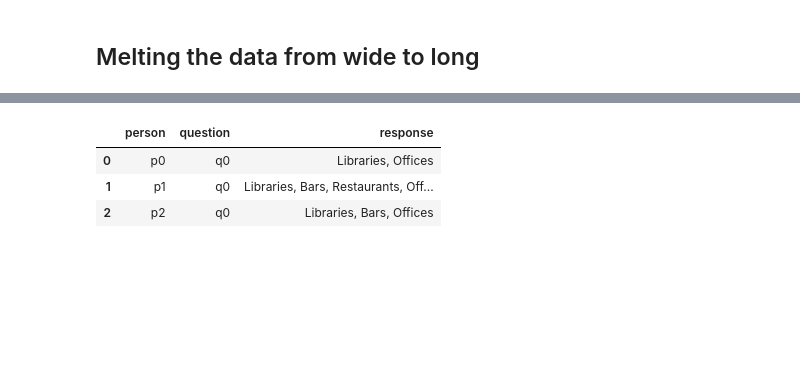
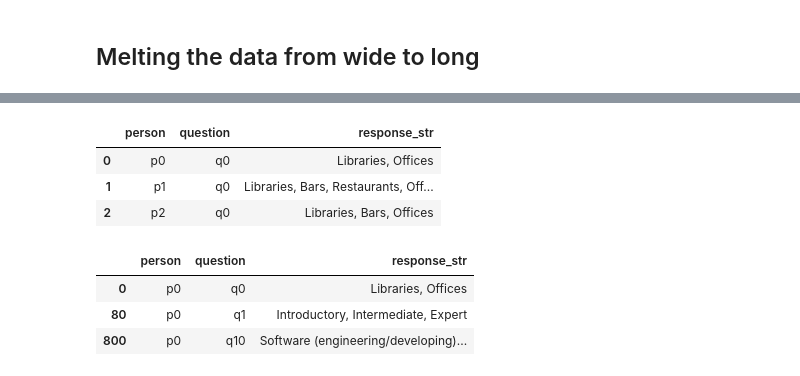
Before and after one commit to madison-python/new-meetup-survey, a Jupyter notebook: madpy-survey-results.ipynb, the cells around one changed output, grey strips where cells are left out. Cells and saved outputs as stored; diff of their text form; code cells hidden in the pictures; blank space fills up the shorter version.

```diff
--- a/madpy-survey-results.ipynb
+++ b/madpy-survey-results.ipynb
@@ -57,10 +59,10 @@ results.head(3)
 | 1 | p1 | Libraries, Bars, Restaurants, Off... | Introductory, Intermediate, Expert | Software (engineering/developing)... | Monthly, Weekly | Email, madpy.com website could be... | Yes | Yes | Wednesday, Thursday, Saturday, Su... | Exposure to other python develope... | Presentations, Hack Nights, Pytho... | ... |
 | 2 | p2 | Libraries, Bars, Offices | Intermediate, Expert | Science (scientific & numeric com... | Monthly | Slack channel, Meetup | Yes | Yes | Monday, Wednesday, Thursday | I would like to become more profi... | Presentations, Python Schooling, ... | ... |
 # %%
-responses = pandas.melt(results, 'person', var_name='question', value_name='response')
+responses = pandas.melt(results, 'person', var_name='question', value_name='response_str')
 responses.head(3)
 # %% [output]
-|  | person | question | response |
+|  | person | question | response_str |
 | 0 | p0 | q0 | Libraries, Offices |
 | 1 | p1 | q0 | Libraries, Bars, Restaurants, Off... |
 | 2 | p2 | q0 | Libraries, Bars, Offices |
@@ -84,0 +69,7 @@ responses.apply?
+# %%
+responses.sort_values(['person', 'question']).head(3)
+# %% [output]
+|  | person | question | response_str |
+| 0 | p0 | q0 | Libraries, Offices |
+| 80 | p0 | q1 | Introductory, Intermediate, Expert |
+| 800 | p0 | q10 | Software (engineering/developing)... |
```
Also changed, not shown: parts of 20 cells of this notebook.
